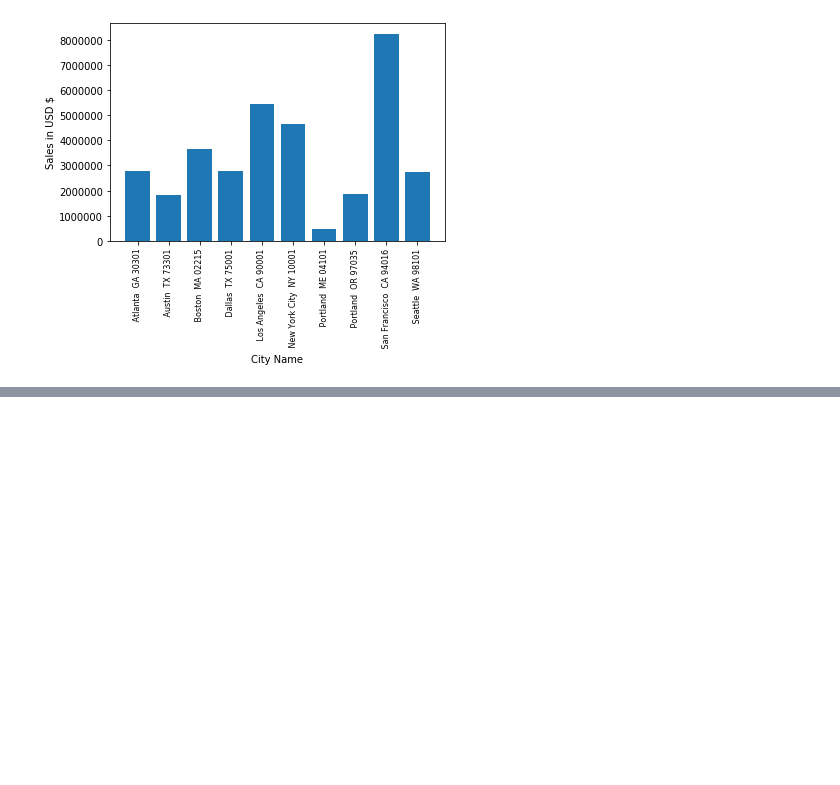
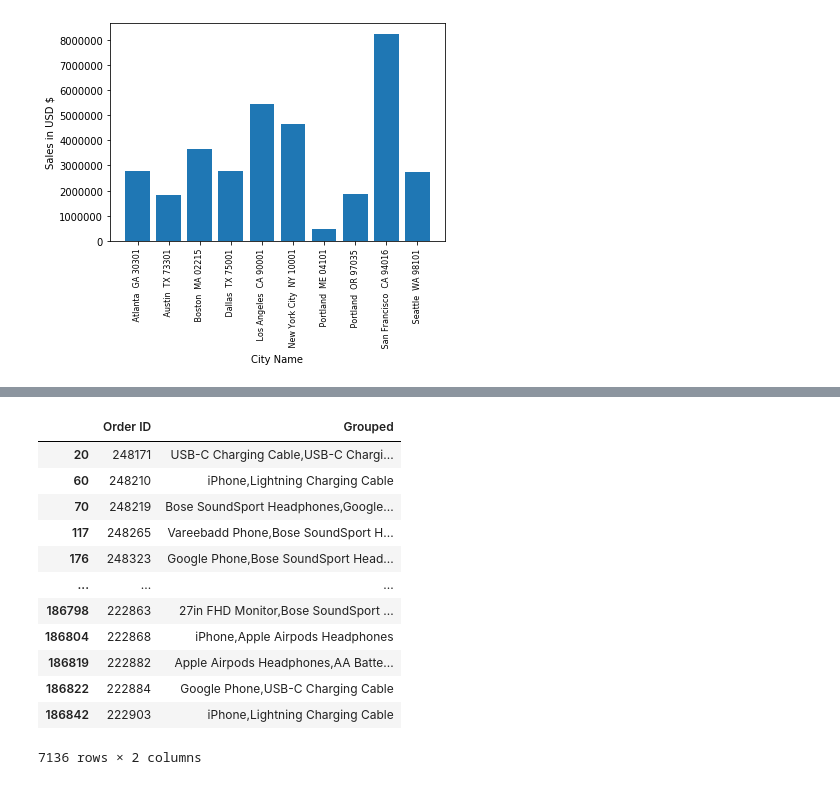
Before and after one commit to decipher07/Sales-Analysis, a Jupyter notebook: Sales_Analysis .ipynb, the cells around one changed output, grey strips where cells are left out. Saved outputs shown, nothing was run; the diff lists cells and outputs as text; code cells hidden in the pictures; blank space fills up the shorter version.

```diff
--- a/Sales_Analysis .ipynb
+++ b/Sales_Analysis .ipynb
@@ -262,0 +295,16 @@ plt.show()
+# %%
+df
+# %% [output]
+|  | Order ID | Grouped |
+| 20 | 248171 | USB-C Charging Cable,USB-C Chargi... |
+| 60 | 248210 | iPhone,Lightning Charging Cable |
+| 70 | 248219 | Bose SoundSport Headphones,Google... |
+| 117 | 248265 | Vareebadd Phone,Bose SoundSport H... |
+| 176 | 248323 | Google Phone,Bose SoundSport Head... |
+| ... | ... | ... |
+| 186798 | 222863 | 27in FHD Monitor,Bose SoundSport ... |
+| 186804 | 222868 | iPhone,Apple Airpods Headphones |
+| 186819 | 222882 | Apple Airpods Headphones,AA Batte... |
+| 186822 | 222884 | Google Phone,USB-C Charging Cable |
+| 186842 | 222903 | iPhone,Lightning Charging Cable |
+7136 rows × 2 columns
```
Also changed, not shown: parts of 4 cells of this notebook.
